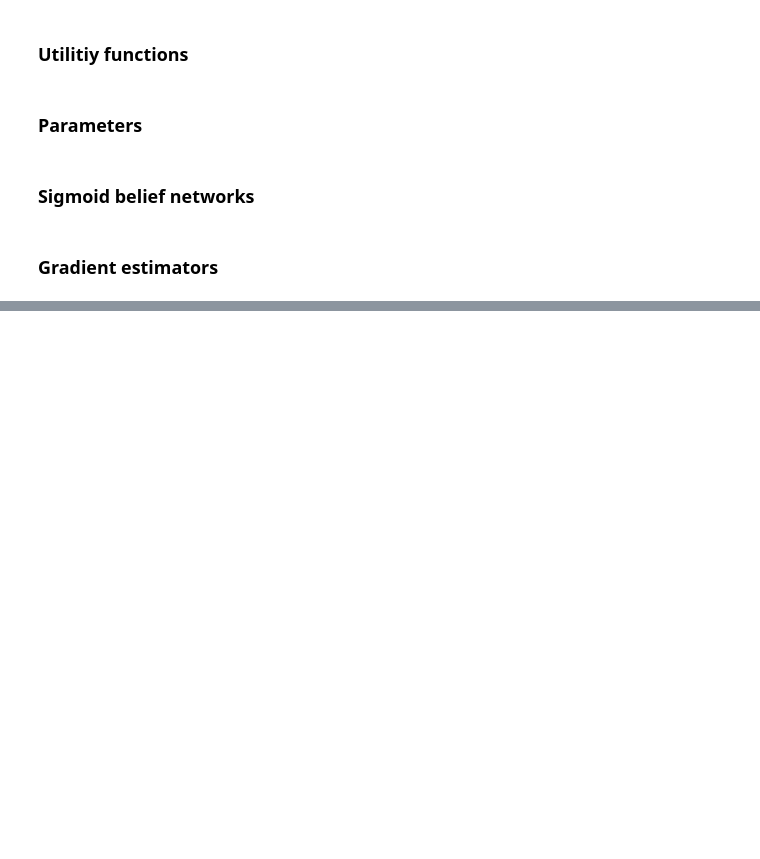
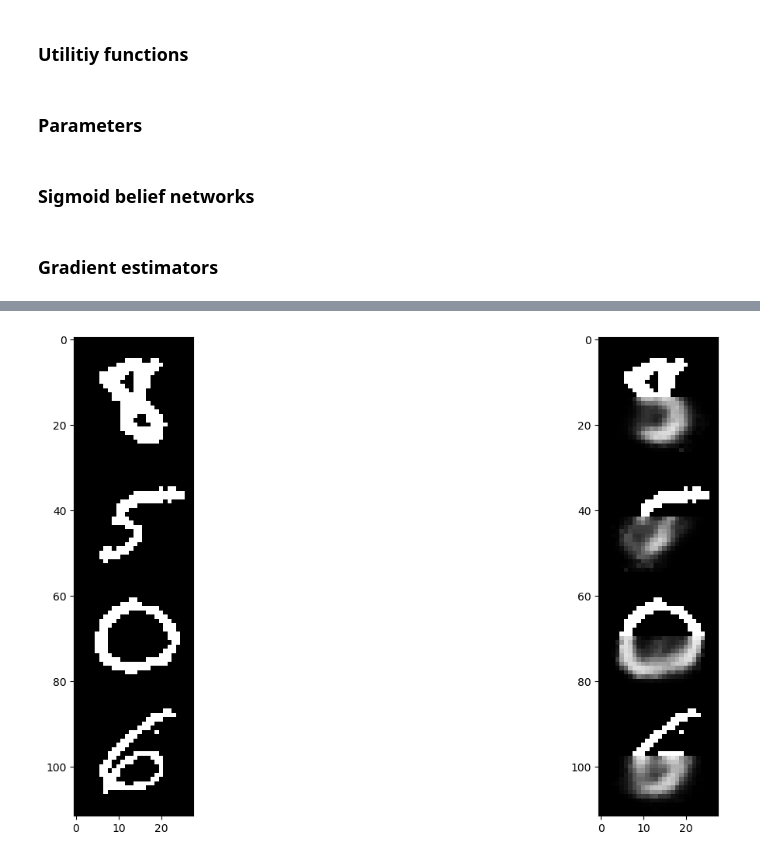
Before and after one commit to ethihsy/cc, a Jupyter notebook: gd_est.ipynb, the cells around one changed output, grey strips where cells are left out. Cells and saved outputs as stored; diff of their text form; code cells hidden in the pictures; blank space fills up the shorter version.

```diff
--- a/gd_est.ipynb
+++ b/gd_est.ipynb
@@ -261,12 +263,14 @@ plt.show()
 # %%
 fig, ax = plt.subplots(1,2, figsize=(16,8))
-up = np.concatenate([j for j in [np.reshape(i,[14,28]) for i in result[1]]], 1)
-dw = np.concatenate([j for j in [np.reshape(i,[14,28]) for i in result[2]]], 1)
+up = np.concatenate([j for j in [np.reshape(i,[14,28]) for i in result[2]]], 1)
+dw = np.concatenate([j for j in [np.reshape(i,[14,28]) for i in result[3]]], 1)
 p1 = np.concatenate(np.split(np.concatenate([up,dw], 0), batch_size/10, 1), 0)
-dwy = np.concatenate([j for j in [np.reshape(i,[14,28]) for i in result[3]]], 1)
+dwy = np.concatenate([j for j in [np.reshape(i,[14,28]) for i in result[4]]], 1)
 p2 = np.concatenate(np.split(np.concatenate([up,dwy], 0), batch_size/10, 1), 0)
 ax[0].imshow(p1, cmap=plt.cm.gray, interpolation='none')
 ax[1].imshow(p2, cmap=plt.cm.gray, interpolation='none')
 ax[0].grid(False)
 ax[1].grid(False)
 plt.show()
+# %% [output]
+[figure, added]
```
Also changed, not shown: parts of 8 cells of this notebook.
